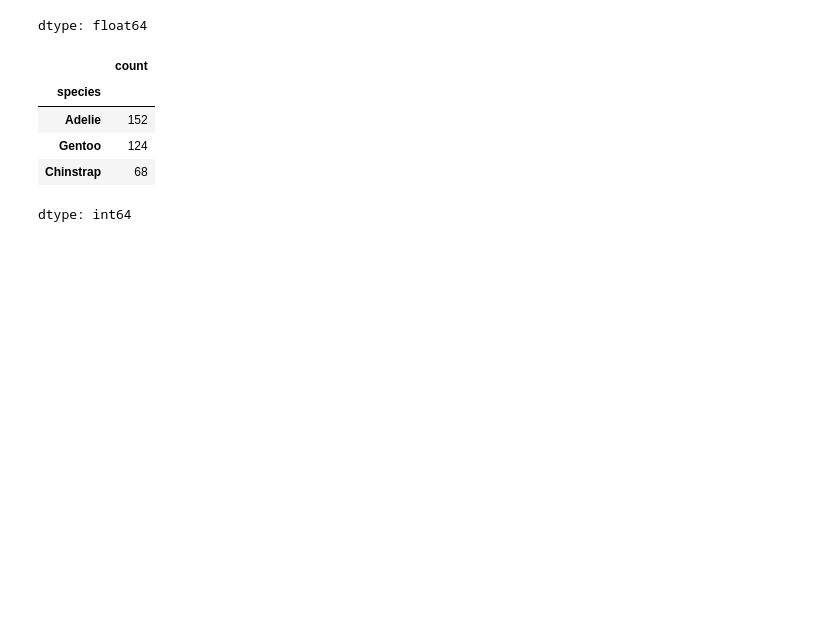
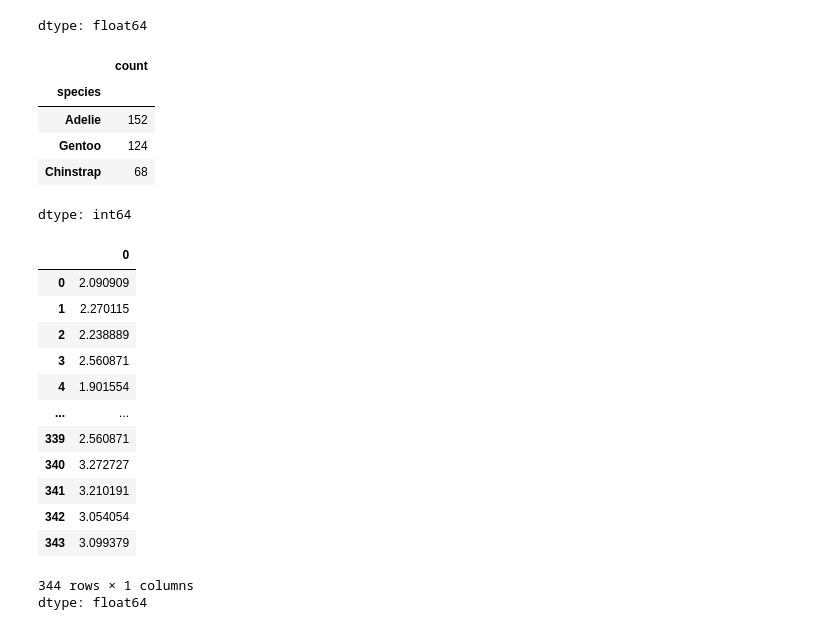
Before and after one commit to sreenandinisreenivasan3-sree/ML-project, a Jupyter notebook: Day_2_WORKSHEET.ipynb, the cells around one changed output. Drawn from its saved outputs; the diff is of its cells as text; code cells hidden in the pictures; blank space fills up the shorter version.

```diff
--- a/Day_2_WORKSHEET.ipynb
+++ b/Day_2_WORKSHEET.ipynb
@@ -671,7 +671,7 @@ Data columns (total 7 columns):
 dtypes: float64(4), object(3)
 memory usage: 18.9+ KB
 # %%
-dep_mean=df['bill_depth_mm'].mean()
+dep_mean=df1['bill_depth_mm'].mean()
 dep_mean
 # %% [output]
 np.float64(17.151169590643278)
@@ -678,6 +710,6 @@ np.float64(17.151169590643278)
 # %%
-df['bill_depth_mm']=df['bill_depth_mm'].fillna(dep_mean)
-df['bill_depth_mm']
+df1['bill_depth_mm']=df1['bill_depth_mm'].fillna(dep_mean)
+df1['bill_depth_mm']
 # %% [output]
 |  | bill_depth_mm |
 | 0 | 18.70000 |
@@ -694,13 +726,13 @@ df['bill_depth_mm']
 344 rows × 1 columns
 dtype: float64
 # %%
-flip_mean=df['flipper_length_mm'].mean()
+flip_mean=df1['flipper_length_mm'].mean()
 flip_mean
 # %% [output]
 np.float64(200.91520467836258)
 # %%
-df['flipper_length_mm']=df['flipper_length_mm'].fillna(flip_mean)
-df['flipper_length_mm']
+df1['flipper_length_mm']=df1['flipper_length_mm'].fillna(flip_mean)
+df1['flipper_length_mm']
 # %% [output]
 |  | flipper_length_mm |
 | 0 | 181.000000 |
@@ -758,3 +790,21 @@ df['species'].value_counts()
 | Gentoo | 124 |
 | Chinstrap | 68 |
 dtype: int64
+# %%
+ratio= df1['bill_length_mm'] / df1['bill_depth_mm']
+ratio
+# %% [output]
+|  | 0 |
+| 0 | 2.090909 |
+| 1 | 2.270115 |
+| 2 | 2.238889 |
+| 3 | 2.560871 |
+| 4 | 1.901554 |
+| ... | ... |
+| 339 | 2.560871 |
+| 340 | 3.272727 |
+| 341 | 3.210191 |
+| 342 | 3.054054 |
+| 343 | 3.099379 |
+344 rows × 1 columns
+dtype: float64
```
Also changed, not shown: parts of 18 cells of this notebook.
